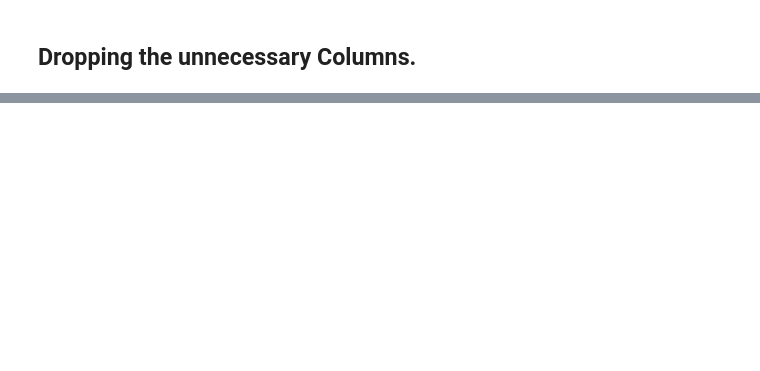
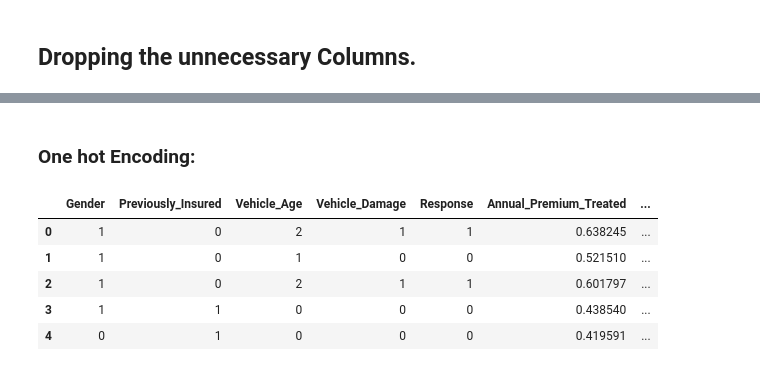
Before and after one commit to RPSahoo219/Health_Insurance_Cross_Sell_Prediction, a Jupyter notebook: Health_Insurance_Cross_Sell_Prediction.ipynb, the cells around one changed output, grey strips where cells are left out. Saved outputs shown, nothing was run; the diff lists cells and outputs as text; code cells hidden in the pictures; blank space fills up the shorter version.

```diff
--- a/Health_Insurance_Cross_Sell_Prediction.ipynb
+++ b/Health_Insurance_Cross_Sell_Prediction.ipynb
@@ -650,0 +676,2 @@ def calc_vif(X):
+# %% [markdown]
+### One hot Encoding:
@@ -650,0 +681,9 @@ def calc_vif(X):
+# %%
+new_df.head()
+# %% [output]
+|  | Gender | Previously_Insured | Vehicle_Age | Vehicle_Damage | Response | Annual_Premium_Treated | ... |
+| 0 | 1 | 0 | 2 | 1 | 1 | 0.638245 | ... |
+| 1 | 1 | 0 | 1 | 0 | 0 | 0.521510 | ... |
+| 2 | 1 | 0 | 2 | 1 | 1 | 0.601797 | ... |
+| 3 | 1 | 1 | 0 | 0 | 0 | 0.438540 | ... |
+| 4 | 0 | 1 | 0 | 0 | 0 | 0.419591 | ... |
```
Also changed, not shown: parts of 23 cells of this notebook.
